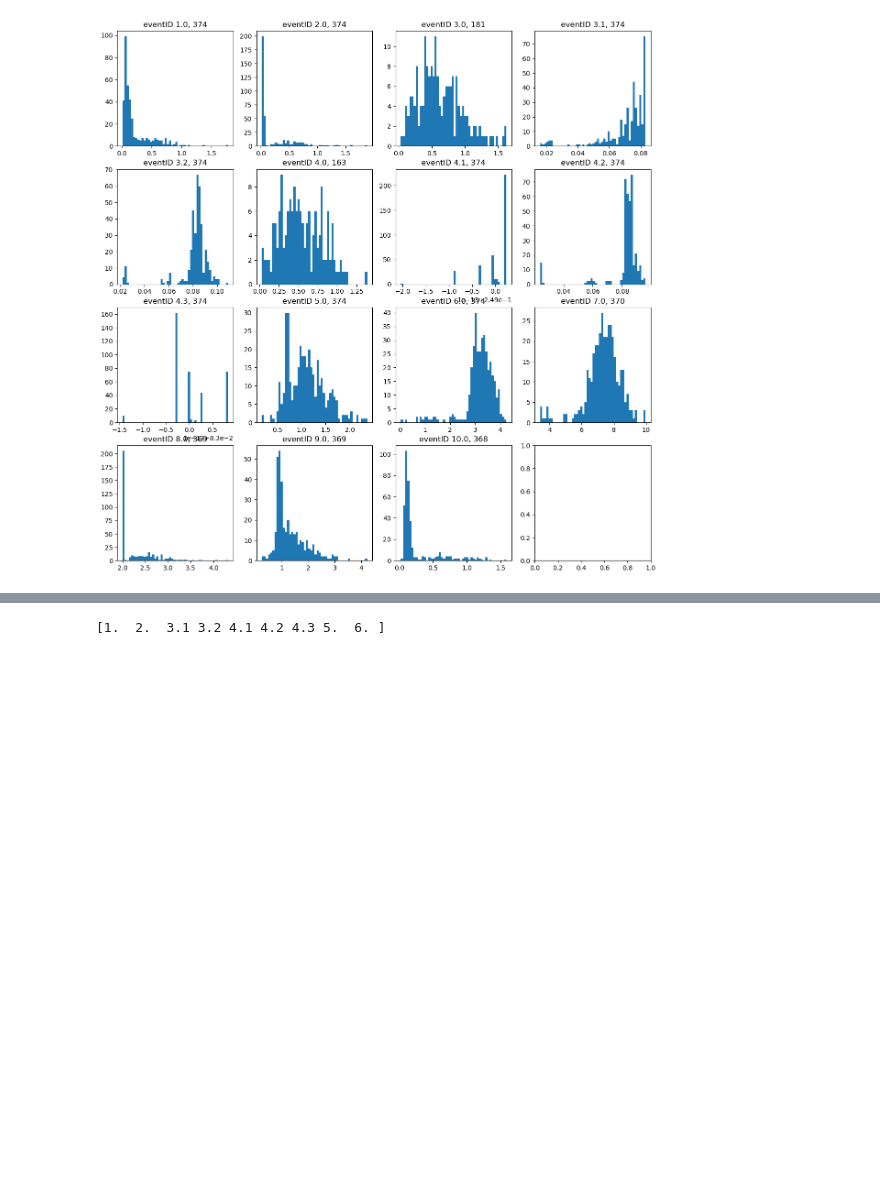
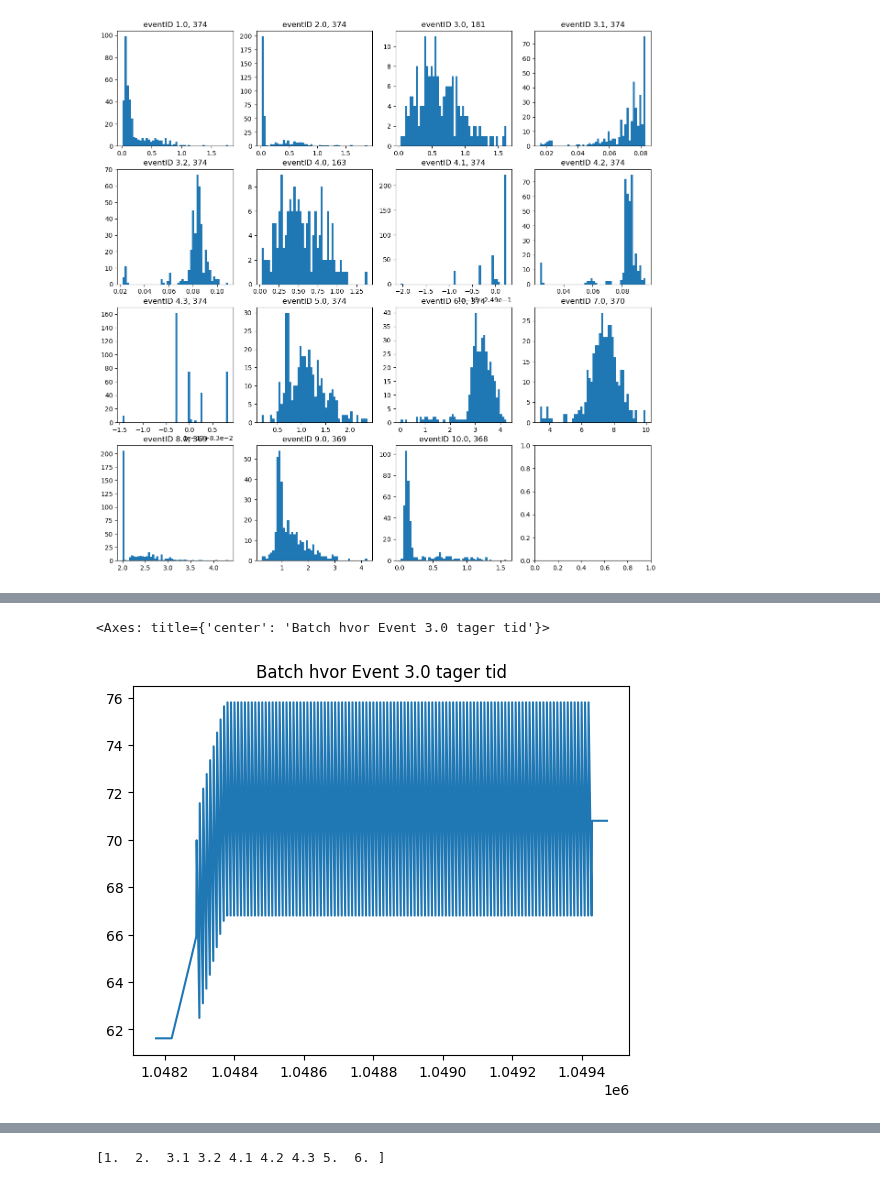
Before and after one commit to jonasbruhub/Analysis-of-Production-flow-systems-with-focus-on-industry, a Jupyter notebook: Simulations and code/Multiple Cycle Data exploration.ipynb, the cells around one changed output, grey strips where cells are left out. Drawn from its saved outputs; the diff is of its cells as text; code cells hidden in the pictures; blank space fills up the shorter version.

```diff
--- a/Simulations and code/Multiple Cycle Data exploration.ipynb
+++ b/Simulations and code/Multiple Cycle Data exploration.ipynb
@@ -258,0 +287,6 @@ for idx, frameID in enumerate(frameIDList):
+# %%
+# Og hvad sker der med alt den støj i 3.0? I dunno... Lad os bare antage, at det er ligegyldigt :)
+c_production[c_production["BatchID"] == 371]["L1_WithSensorNoise_PV"][500:1800,].plot.line(title='Batch hvor Event 3.0 tager tid')
+# %% [output]
+<Axes: title={'center': 'Batch hvor Event 3.0 tager tid'}>
+[figure, added]
```
Also changed, not shown: parts of 19 cells of this notebook.
